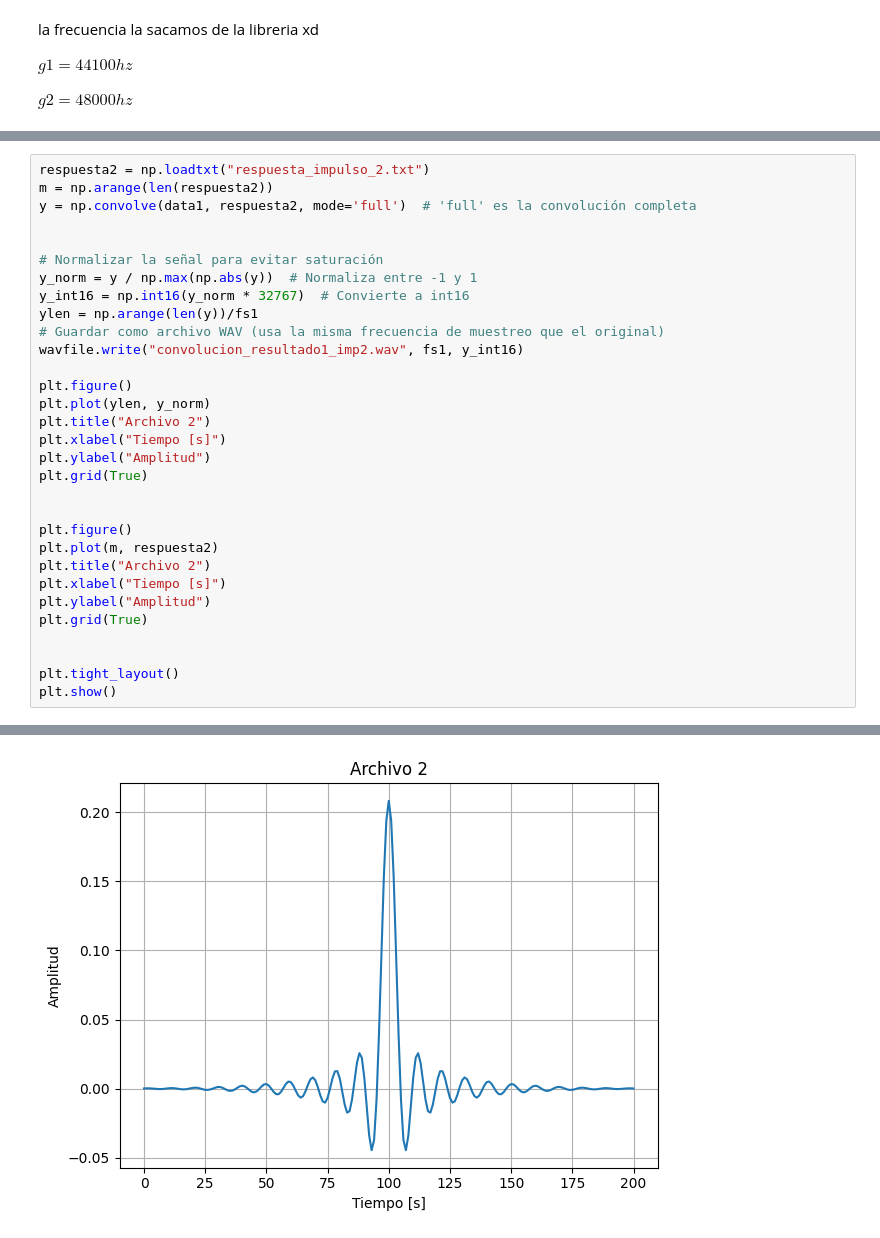
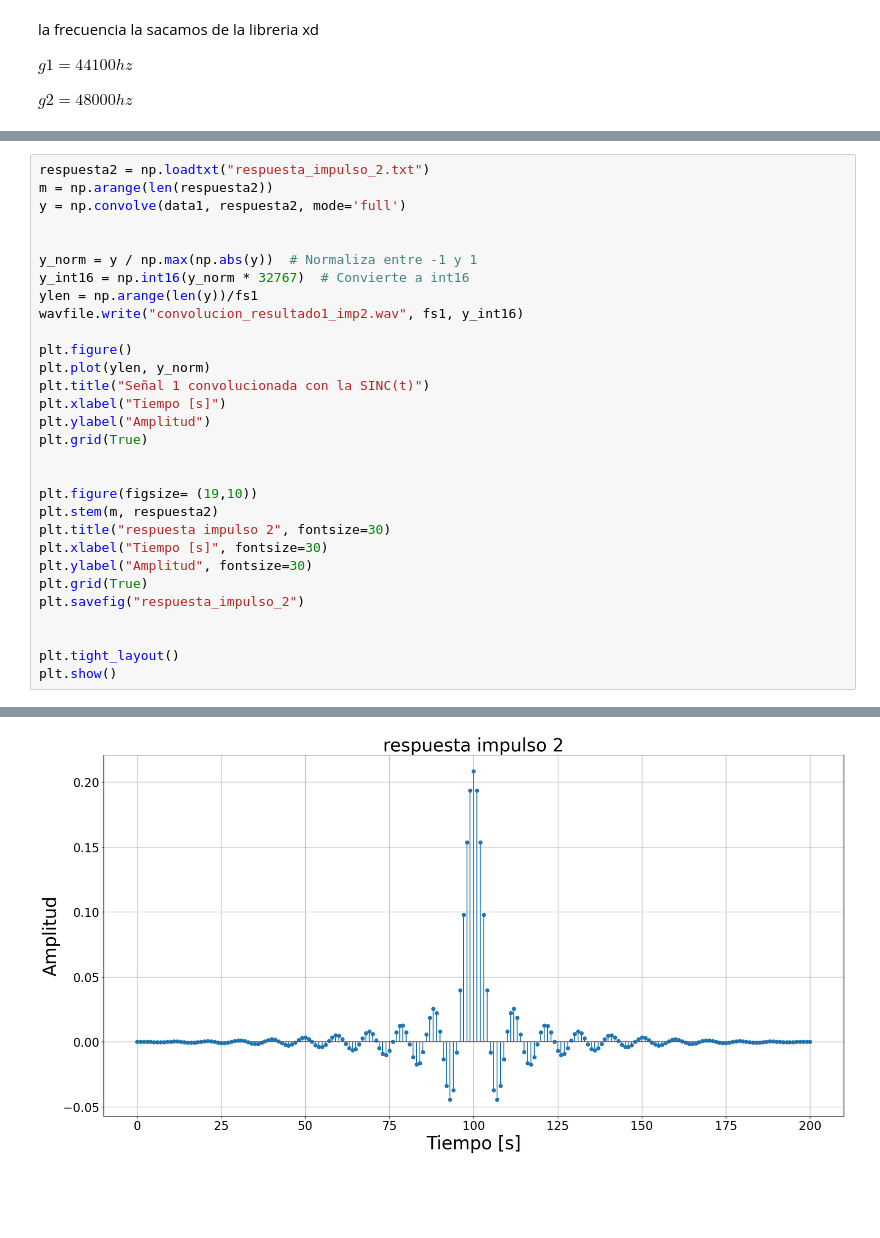
Before and after one commit to felifern/SENIALES, a Jupyter notebook: tp.ipynb, the cells around one changed output, grey strips where cells are left out. Saved outputs shown, nothing was run; the diff lists cells and outputs as text; blank space fills up the shorter version.

```diff
--- a/tp.ipynb
+++ b/tp.ipynb
@@ -196,30 +214,29 @@ plt.show()
 # %%
 respuesta2 = np.loadtxt("respuesta_impulso_2.txt")
 m = np.arange(len(respuesta2))
-y = np.convolve(data1, respuesta2, mode='full')  # 'full' es la convolución completa
+y = np.convolve(data1, respuesta2, mode='full')
 
 
-# Normalizar la señal para evitar saturación
 y_norm = y / np.max(np.abs(y))  # Normaliza entre -1 y 1
 y_int16 = np.int16(y_norm * 32767)  # Convierte a int16
 ylen = np.arange(len(y))/fs1
-# Guardar como archivo WAV (usa la misma frecuencia de muestreo que el original)
 wavfile.write("convolucion_resultado1_imp2.wav", fs1, y_int16)
 
 plt.figure()
 plt.plot(ylen, y_norm)
-plt.title("Archivo 2")
+plt.title("Señal 1 convolucionada con la SINC(t)")
 plt.xlabel("Tiempo [s]")
 plt.ylabel("Amplitud")
 plt.grid(True)
 
 
-plt.figure()
-plt.plot(m, respuesta2)
-plt.title("Archivo 2")
-plt.xlabel("Tiempo [s]")
-plt.ylabel("Amplitud")
+plt.figure(figsize= (19,10))
+plt.stem(m, respuesta2)
+plt.title("respuesta impulso 2", fontsize=30)
+plt.xlabel("Tiempo [s]", fontsize=30)
+plt.ylabel("Amplitud", fontsize=30)
 plt.grid(True)
+plt.savefig("respuesta_impulso_2")
 
 
 plt.tight_layout()
@@ -229,2 +246,2 @@ plt.show()
-[figure, old version]
+[figure, new version]
 # %%
```
Also changed, not shown: parts of 8 cells of this notebook.
